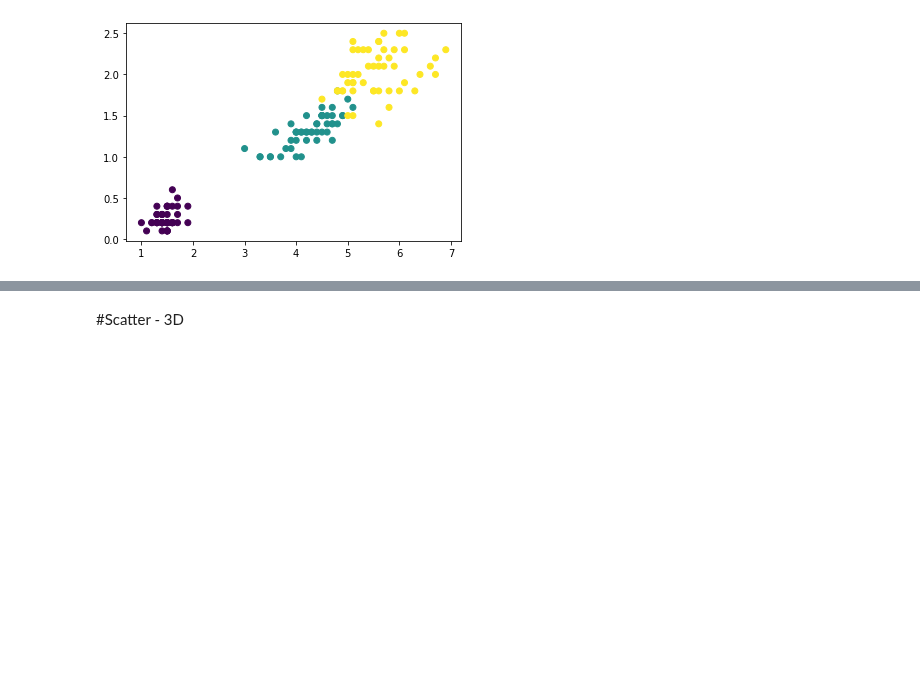
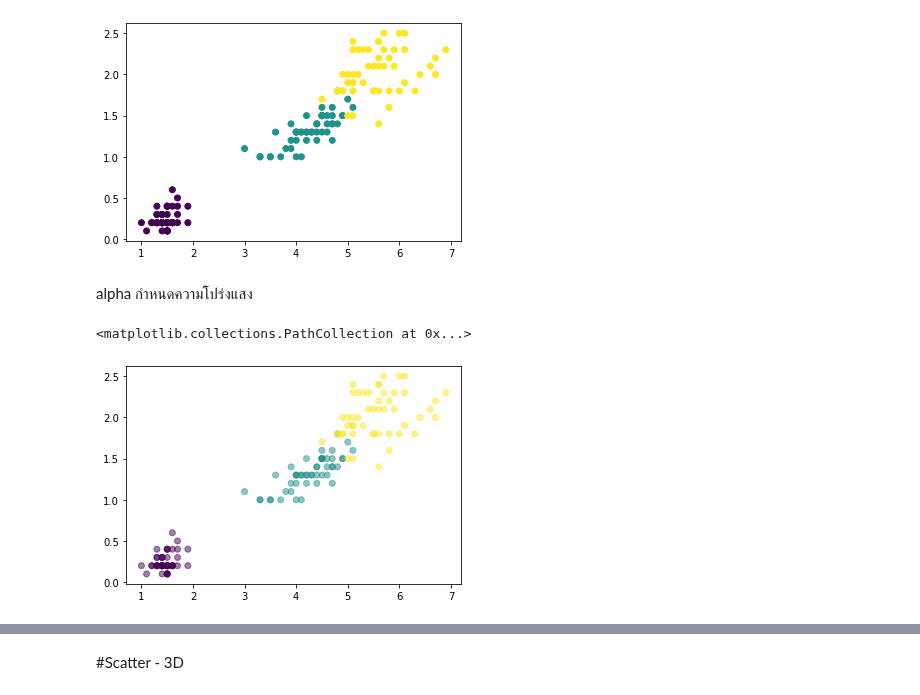
Before and after one commit to Toto17515/Data_viz, a Jupyter notebook: Visualize_Data_Distribution_(02).ipynb, the cells around one changed output, grey strips where cells are left out. Saved outputs shown, nothing was run; the diff lists cells and outputs as text; code cells hidden in the pictures; blank space fills up the shorter version.

Commit message:
จบ scatter plot - bubble chart

```diff
--- a/Visualize_Data_Distribution_(02).ipynb
+++ b/Visualize_Data_Distribution_(02).ipynb
@@ -49,5 +49,10 @@ plt.scatter(df['PetalLength'],df['PetalWidth'],c = df_c['Name'])
 # %% [output]
 <matplotlib.collections.PathCollection at 0x...>
 [figure]
-# %%
-df_c = df.replace({'Iris-setosa':0,'Iris-versicolor':1, 'Iris-virginica':2})
+# %% [markdown]
+alpha กำหนดความโปร่งแสง
+# %%
+plt.scatter(df['PetalLength'],df['PetalWidth'],c=df_c['Name'],alpha=0.5)
+# %% [output]
+<matplotlib.collections.PathCollection at 0x...>
+[figure, added]
```
Also changed, not shown: parts of 23 cells of this notebook.
